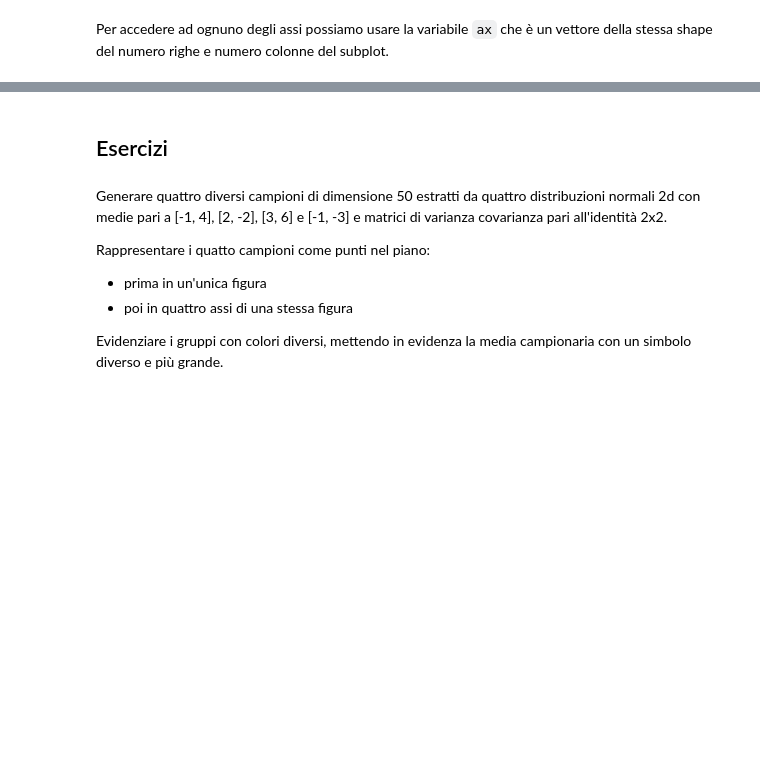
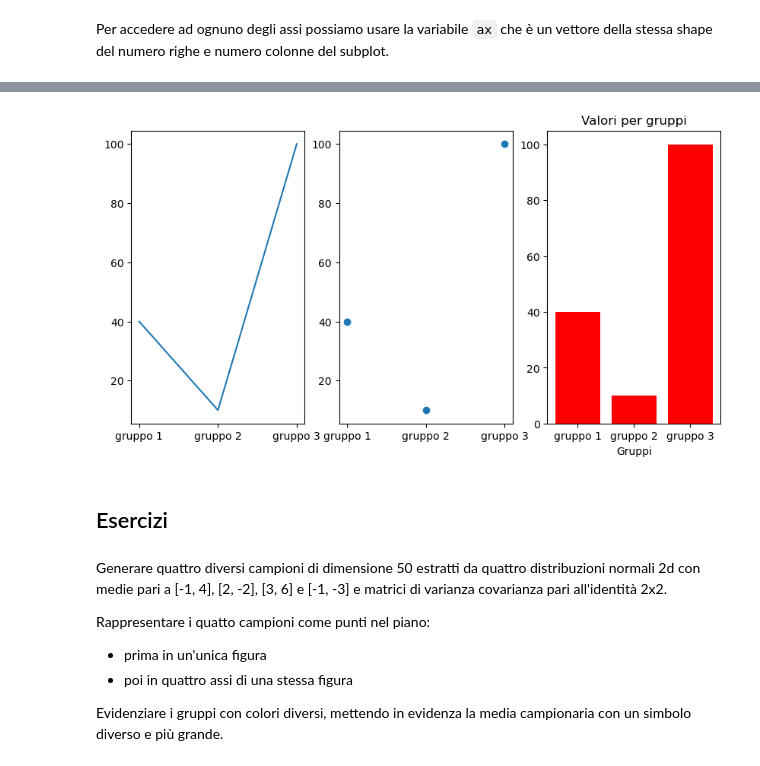
Before and after one commit to jb-sharp/stat4bigdata, a Jupyter notebook: Lezione 8/08-1-matplotlib.ipynb, the cells around one changed output, grey strips where cells are left out. Cells and saved outputs as stored; diff of their text form; code cells hidden in the pictures; blank space fills up the shorter version.

```diff
--- a/Lezione 8/08-1-matplotlib.ipynb
+++ b/Lezione 8/08-1-matplotlib.ipynb
@@ -187,13 +247,15 @@ ax.shape
 # %%
 fig, ax = plt.subplots(1, 3, figsize = (10, 5))
 
 ax[0].plot(gruppi, valori)
 ax[1].scatter(gruppi, valori)
-ax[2].bar(gruppi, valori)
+ax[2].bar(gruppi, valori, color = "red")
 ax[2].set_xlabel("Gruppi")
 ax[2].set_title("Valori per gruppi")
 
 plt.show()
+# %% [output]
+[figure, added]
 # %% [markdown]
 ## Esercizi
 # %% [markdown]
```
Also changed, not shown: parts of 23 cells of this notebook, 1 other file.
